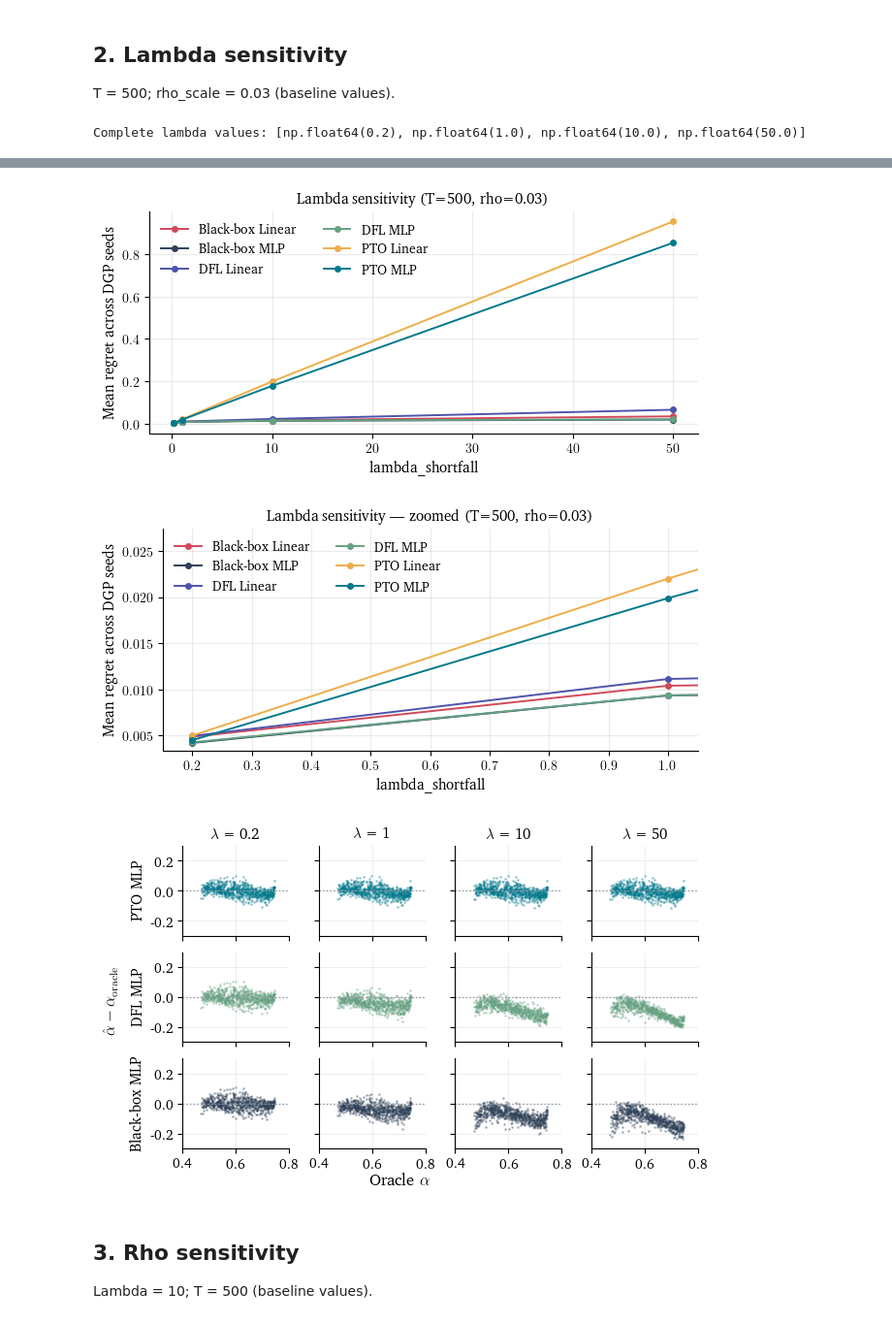
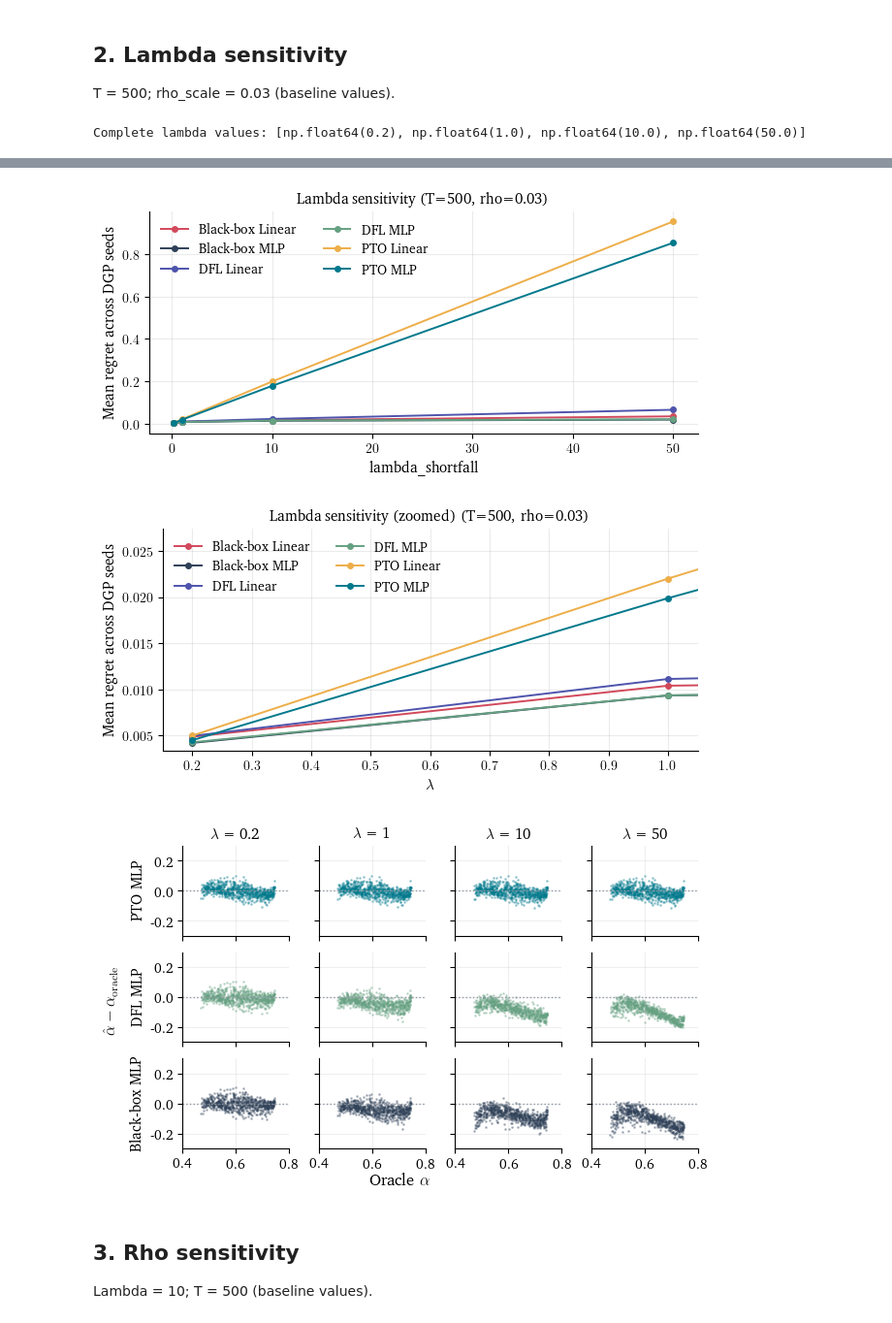
Before and after one commit to okeeffe-hannah/Decision_Focused_Learning_for_Capital_Allocation, a Jupyter notebook: dfl_for_capital_allocation/simulation/notebooks/evaluation/02_sensitivity_analysis.ipynb, the cells around one changed output, grey strips where cells are left out. Shown at 97% size. Saved outputs shown, nothing was run; the diff lists cells and outputs as text; code cells hidden in the pictures.

Commit message:
added zoomed lambda plot

```diff
--- a/dfl_for_capital_allocation/simulation/notebooks/evaluation/02_sensitivity_analysis.ipynb
+++ b/dfl_for_capital_allocation/simulation/notebooks/evaluation/02_sensitivity_analysis.ipynb
@@ -67,7 +67,7 @@ def show_table(summary, varying):
     table['mean_regret_sd'] = table.apply(lambda r: f"{r.mean_regret:.4f} ({r.sd_regret:.4f})", axis=1)
     display(table.pivot(index=varying, columns='model', values='mean_regret_sd').reindex(columns=list(MODEL_LABELS.values())))
 
-def plot_sensitivity(summary, varying, title, filename, xlim=None, tight_y=False):
+def plot_sensitivity(summary, varying, title, filename=None, xlim=None, tight_y=False, x_label=None):
     fig, ax = plt.subplots(figsize=(TEXT_WIDTH, 3.0), constrained_layout=True)
     for model, g in summary.groupby('model', sort=False):
         if model in PLOT_EXCLUDED_MODELS:
@@ -87,8 +87,10 @@ def plot_sensitivity(summary, varying, title, filename, xlim=None, tight_y=False
         y_min = (visible['mean_regret'] - visible['sd_regret']).min()
         y_max = (visible['mean_regret'] + visible['sd_regret']).max()
         ax.set_ylim(y_min, y_max)
-    ax.set_xlabel(varying); ax.set_ylabel('Mean regret across DGP seeds')
+    ax.set_xlabel(varying if x_label is None else x_label); ax.set_ylabel('Mean regret across DGP seeds')
     ax.set_title(title); ax.grid(alpha=.25); ax.legend(frameon=False, ncol=2)
+    if filename is not None:
+        fig.savefig(FIGURES_DIR / filename, dpi=200, bbox_inches='tight')
     plt.show()
 
 
@@ -154,23 +156,23 @@ T = 500; rho_scale = 0.03 (baseline values).
 # %%
 T_FIXED = 500
 RHO_FIXED = 0.03
 lambda_data = complete_slice(metrics, 'lambda_shortfall', {'T': T_FIXED, 'rho_scale': RHO_FIXED})
 lambda_summary = sensitivity_summary(lambda_data, 'lambda_shortfall')
 print(f'Complete lambda values: {sorted(lambda_summary.lambda_shortfall.unique())}')
 show_table(lambda_summary, 'lambda_shortfall')
-plot_sensitivity(lambda_summary, 'lambda_shortfall', f'Lambda sensitivity (T={T_FIXED}, rho={RHO_FIXED:g})', 'lambda_sensitivity_mean_regret.pdf')
-plot_sensitivity(lambda_summary, 'lambda_shortfall', f'Lambda sensitivity — zoomed (T={T_FIXED}, rho={RHO_FIXED:g})', 'lambda_sensitivity_mean_regret_zoomed_0_1.pdf', xlim=(0.15, 1.05), tight_y=True)
+plot_sensitivity(lambda_summary, 'lambda_shortfall', f'Lambda sensitivity (T={T_FIXED}, rho={RHO_FIXED:g})')
+plot_sensitivity(lambda_summary, 'lambda_shortfall', f'Lambda sensitivity (zoomed) (T={T_FIXED}, rho={RHO_FIXED:g})', 'zoomed_lambda_sensitivity.pdf', xlim=(0.15, 1.05), tight_y=True, x_label=r'$\lambda$')
 residual_panel([.2, 1, 10, 50], 'lambda_shortfall', {'rho_scale': .03, 'T': 500}, 'Allocation residuals across lambda', xlim=(0.4, 0.8), ylim=(-0.3, 0.3), filename='allocation_residuals_lambda.pdf')
 # %% [output]
 Complete lambda values: [np.float64(0.2), np.float64(1.0), np.float64(10.0), np.float64(50.0)]
 | model | PTO Linear | PTO MLP | Persistence | Persistence MA4 | DFL Linear | DFL MLP | Black-box Linear | ... |
 | lambda_shortfall |  |  |  |  |  |  |  | ... |
 | 0.2 | 0.0050 (0.0005) | 0.0045 (0.0007) | 0.0050 (0.0007) | 0.0052 (0.0010) | 0.0050 (0.0006) | 0.0043 (0.0007) | 0.0049 (0.0006) | ... |
 | 1.0 | 0.0220 (0.0054) | 0.0199 (0.0045) | 0.0260 (0.0042) | 0.0232 (0.0051) | 0.0111 (0.0011) | 0.0094 (0.0017) | 0.0104 (0.0018) | ... |
 | 10.0 | 0.1997 (0.0603) | 0.1794 (0.0479) | 0.2498 (0.0449) | 0.2124 (0.0518) | 0.0237 (0.0093) | 0.0160 (0.0042) | 0.0179 (0.0029) | ... |
 | 50.0 | 0.9526 (0.2949) | 0.8524 (0.2359) | 1.2110 (0.2276) | 1.0171 (0.2584) | 0.0667 (0.0403) | 0.0220 (0.0051) | 0.0358 (0.0159) | ... |
 [figure]
-[figure, old version]
+[figure, new version]
 [figure]
 # %% [markdown]
 ## 3. Rho sensitivity
```
Also changed, not shown: parts of 2 cells of this notebook, 2 other files.
